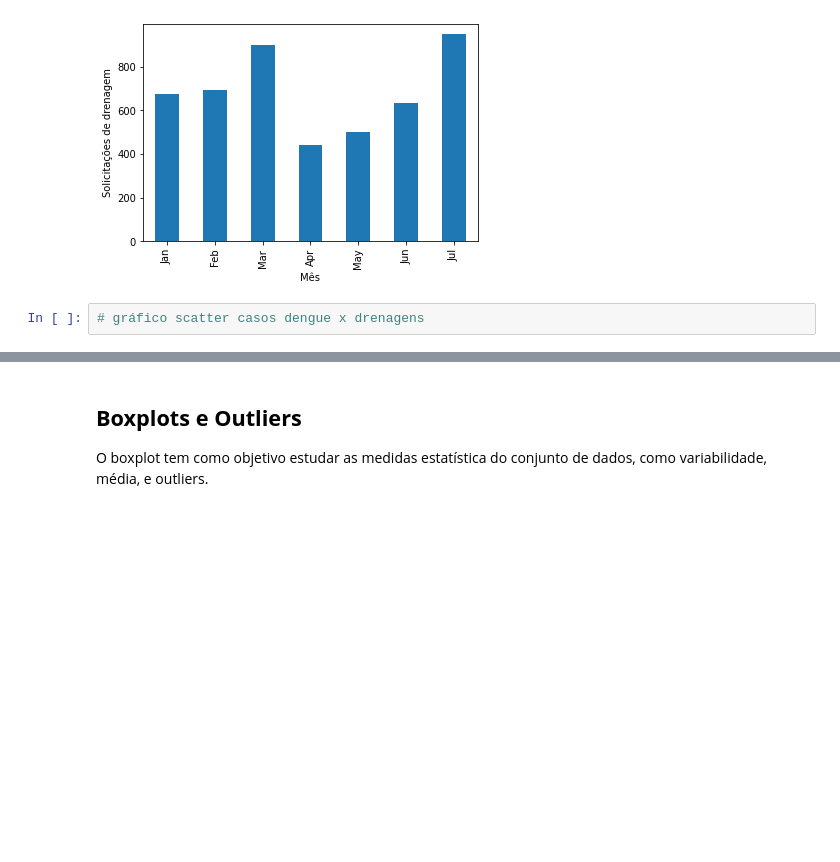
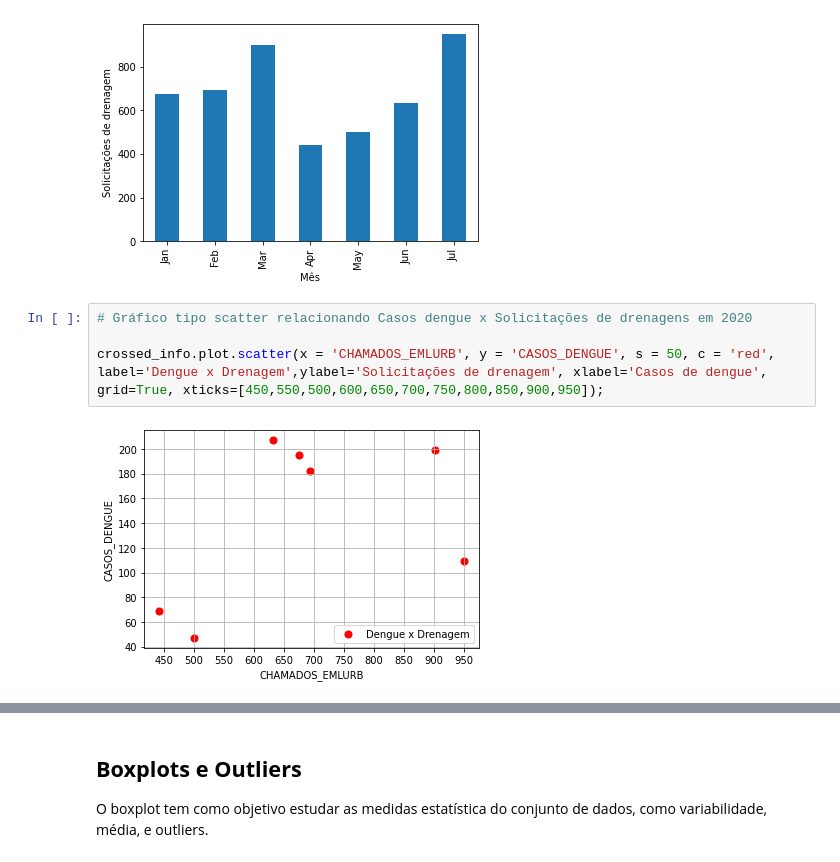
Before and after one commit to HiagoAD/GDI2, a Jupyter notebook: Project_1.ipynb, the cells around one changed output, grey strips where cells are left out. Cells and saved outputs as stored; diff of their text form; blank space fills up the shorter version.

Commit message:
Scatter plot para datasets

```diff
--- a/Project_1.ipynb
+++ b/Project_1.ipynb
@@ -191,8 +231,12 @@ crossed_info.plot(x='month', y='CHAMADOS_EMLURB', kind='bar', legend=False, ylab
 # %% [output]
 <matplotlib.axes._subplots.AxesSubplot at 0x...>
 [figure]
-# %%
-# gráfico scatter casos dengue x drenagens
+# %%
+# Gráfico tipo scatter relacionando Casos dengue x Solicitações de drenagens em 2020
+
+crossed_info.plot.scatter(x = 'CHAMADOS_EMLURB', y = 'CASOS_DENGUE', s = 50, c = 'red', label='Dengue x Drenagem',ylabel='Solicitações de drenagem', xlabel='Casos de dengue', grid=True, xticks=[450,550,500,600,650,700,750,800,850,900,950]);
+# %% [output]
+[figure, added]
 # %%
 # Análise para Casos de dengue x Meses (primeiro semestre de 2019)
 
```
Also changed, not shown: parts of 11 cells of this notebook.
